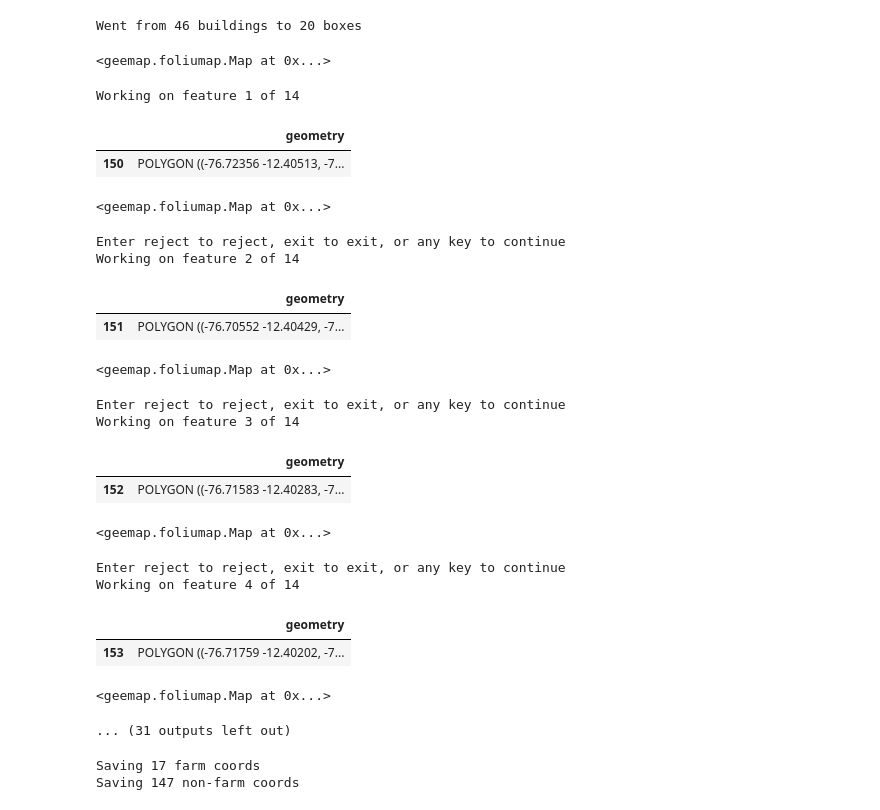
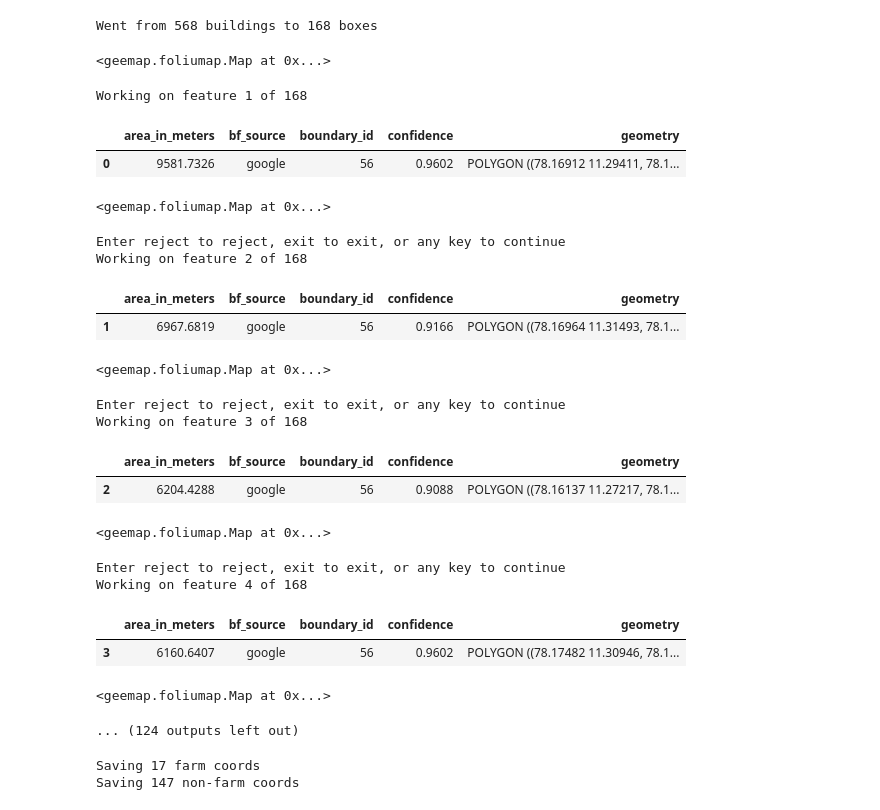
Before and after one commit to rachelemason/CAFO-AI, a Jupyter notebook: 7_heldOutRegions.ipynb, the cells around one changed output. Saved outputs shown, nothing was run; the diff lists cells and outputs as text; code cells hidden in the pictures.

Commit message:
Modified 7_heldOutRegions to locate the largest building per cluster, rather than the centroid per cluster, and to retain building info

```diff
--- a/7_heldOutRegions.ipynb
+++ b/7_heldOutRegions.ipynb
@@ -171,11 +168,11 @@ venezuela["Boundary latlon"] = [(10.103051, -68.142212), (10.086800, -68.102052)
                                 (10.011336, -68.189677)]
 venezuela = create_polygon_etc(venezuela, "Venezuela")
 # %%
-min_building_size=800
+min_building_size = 800
 sentinel_bands = ['B4', 'B3', 'B2']
 sentinel_year = 2023
 
-where = indonesia
+where = india
 # %%
 # Obtain a feature collection of buildings > min_building_size within the
 # specified boundary
@@ -236,10 +245,10 @@ def get_sentinel(area, sentinel_bands, year=2023):
   return sentinel
 # %%
 buildings_fc, boundary = get_buildings(where, min_building_size, where["Code"])
-merged, boxes = merge_and_make_box(where, buildings_fc)
+merged, largest = merge_and_make_box(where, buildings_fc)
 sentinel = get_sentinel(where, sentinel_bands, sentinel_year)
 # %% [output]
-Went from 46 buildings to 20 boxes
+Went from 568 buildings to 168 boxes
 # %%
 # Visualize the entire area, including its boundary, all the large buildings,
 # the merged building polygons, and the boxes
@@ -294,29 +303,29 @@ Map
 # %%
 # Step through each of the boxes. Use the "reject" option to mark the CAFOs,
 # we'll use the returned list to label them afterwards
 
-cafos = explore.loop_over_buildings(boxes[150:], sentinel=None)
+cafos = explore.loop_over_buildings(largest, sentinel=None)
 # %% [output]
-Working on feature 1 of 14
+Working on feature 1 of 168
-|  | geometry |
-| 150 | POLYGON ((-76.72356 -12.40513, -7... |
+|  | area_in_meters | bf_source | boundary_id | confidence | geometry |
+| 0 | 9581.7326 | google | 56 | 0.9602 | POLYGON ((78.16912 11.29411, 78.1... |
 <geemap.foliumap.Map at 0x...>
 Enter reject to reject, exit to exit, or any key to continue
-Working on feature 2 of 14
+Working on feature 2 of 168
-|  | geometry |
-| 151 | POLYGON ((-76.70552 -12.40429, -7... |
+|  | area_in_meters | bf_source | boundary_id | confidence | geometry |
+| 1 | 6967.6819 | google | 56 | 0.9166 | POLYGON ((78.16964 11.31493, 78.1... |
 <geemap.foliumap.Map at 0x...>
 Enter reject to reject, exit to exit, or any key to continue
-Working on feature 3 of 14
+Working on feature 3 of 168
-|  | geometry |
-| 152 | POLYGON ((-76.71583 -12.40283, -7... |
+|  | area_in_meters | bf_source | boundary_id | confidence | geometry |
+| 2 | 6204.4288 | google | 56 | 0.9088 | POLYGON ((78.16137 11.27217, 78.1... |
 <geemap.foliumap.Map at 0x...>
 Enter reject to reject, exit to exit, or any key to continue
-Working on feature 4 of 14
+Working on feature 4 of 168
-|  | geometry |
-| 153 | POLYGON ((-76.71759 -12.40202, -7... |
+|  | area_in_meters | bf_source | boundary_id | confidence | geometry |
+| 3 | 6160.6407 | google | 56 | 0.9602 | POLYGON ((78.17482 11.30946, 78.1... |
 <geemap.foliumap.Map at 0x...>
-... (31 outputs left out)
+... (124 outputs left out)
 # %%
 #print(cafos)
 cafos1 = [27, 42]
```
Also changed, not shown: parts of 5 cells of this notebook.
